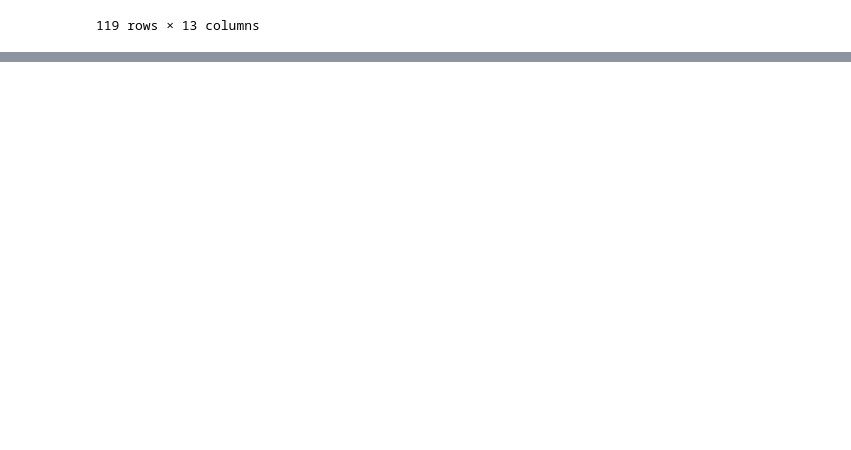
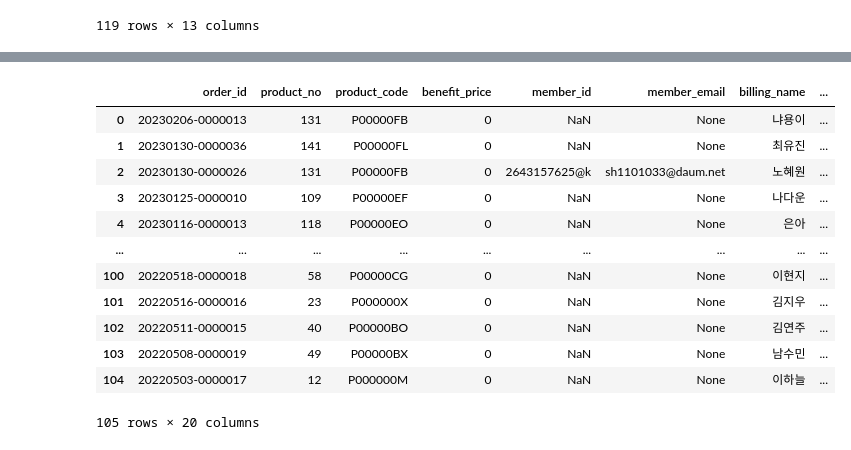
Before and after one commit to yms06034/Donone_PROJECT, a Jupyter notebook: don_home/apis/cafe24_api_to_db.ipynb, the cells around one changed output, grey strips where cells are left out. Cells and saved outputs as stored; diff of their text form; code cells hidden in the pictures; blank space fills up the shorter version.

Commit message:
merge cafe24 func.

```diff
--- a/don_home/apis/cafe24_api_to_db.ipynb
+++ b/don_home/apis/cafe24_api_to_db.ipynb
@@ -750,0 +1347,2 @@ order_df.to_sql(
+# %%
+category_df, product_df, order_df, coupon_df = cafe24_df(admin_id, admin_pw, client_id, client_secret, mall_id, encode_csrf_token, redirect_uri)
@@ -750,0 +1398,16 @@ order_df.to_sql(
+# %%
+order_df
+# %% [output]
+|  | order_id | product_no | product_code | benefit_price | member_id | member_email | billing_name | ... |
+| 0 | 20230206-0000013 | 131 | P00000FB | 0 | NaN | None | 냐용이 | ... |
+| 1 | 20230130-0000036 | 141 | P00000FL | 0 | NaN | None | 최유진 | ... |
+| 2 | 20230130-0000026 | 131 | P00000FB | 0 | 2643157625@k | sh1101033@daum.net | 노혜원 | ... |
+| 3 | 20230125-0000010 | 109 | P00000EF | 0 | NaN | None | 나다운 | ... |
+| 4 | 20230116-0000013 | 118 | P00000EO | 0 | NaN | None | 은아 | ... |
+| ... | ... | ... | ... | ... | ... | ... | ... | ... |
+| 100 | 20220518-0000018 | 58 | P00000CG | 0 | NaN | None | 이현지 | ... |
+| 101 | 20220516-0000016 | 23 | P000000X | 0 | NaN | None | 김지우 | ... |
+| 102 | 20220511-0000015 | 40 | P00000BO | 0 | NaN | None | 김연주 | ... |
+| 103 | 20220508-0000019 | 49 | P00000BX | 0 | NaN | None | 남수민 | ... |
+| 104 | 20220503-0000017 | 12 | P000000M | 0 | NaN | None | 이하늘 | ... |
+105 rows × 20 columns
```
Also changed, not shown: parts of 16 cells of this notebook, 1 other file.
